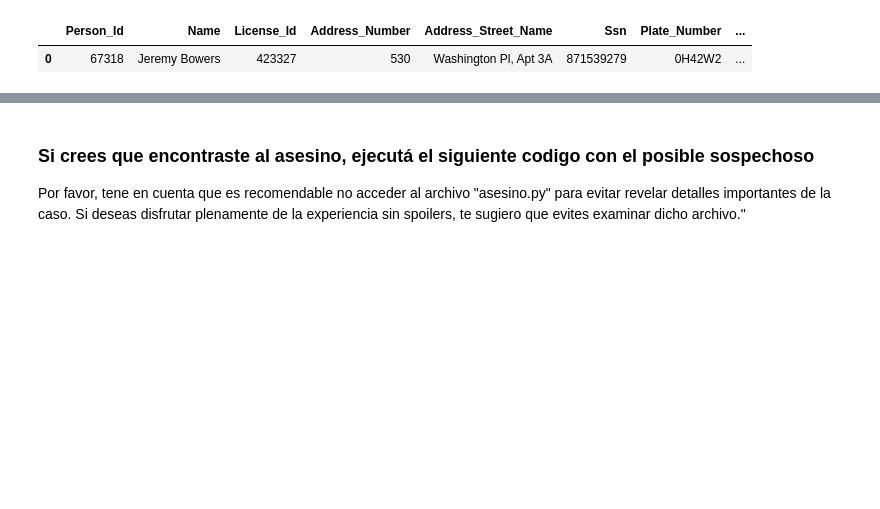
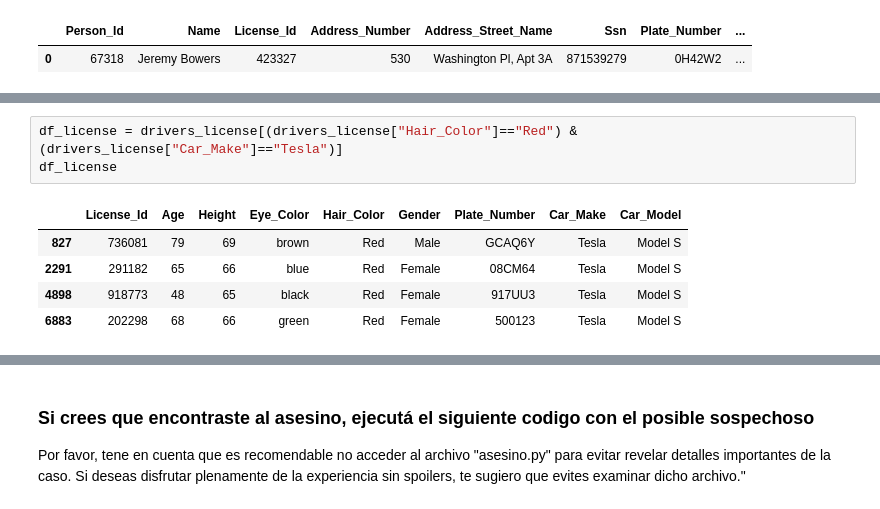
Before and after one commit to JulioCorrales/The_pandas_murder_mystery, a Jupyter notebook: MurderMysteryWalkthrough.ipynb, the cells around one changed output, grey strips where cells are left out. Saved outputs shown, nothing was run; the diff lists cells and outputs as text; blank space fills up the shorter version.

```diff
--- a/MurderMysteryWalkthrough.ipynb
+++ b/MurderMysteryWalkthrough.ipynb
@@ -175,0 +207,9 @@ df_sospechoso
+# %%
+df_license = drivers_license[(drivers_license["Hair_Color"]=="Red") & (drivers_license["Car_Make"]=="Tesla")]
+df_license
+# %% [output]
+|  | License_Id | Age | Height | Eye_Color | Hair_Color | Gender | Plate_Number | Car_Make | Car_Model |
+| 827 | 736081 | 79 | 69 | brown | Red | Male | GCAQ6Y | Tesla | Model S |
+| 2291 | 291182 | 65 | 66 | blue | Red | Female | 08CM64 | Tesla | Model S |
+| 4898 | 918773 | 48 | 65 | black | Red | Female | 917UU3 | Tesla | Model S |
+| 6883 | 202298 | 68 | 66 | green | Red | Female | 500123 | Tesla | Model S |
```
Also changed, not shown: parts of 10 cells of this notebook.
